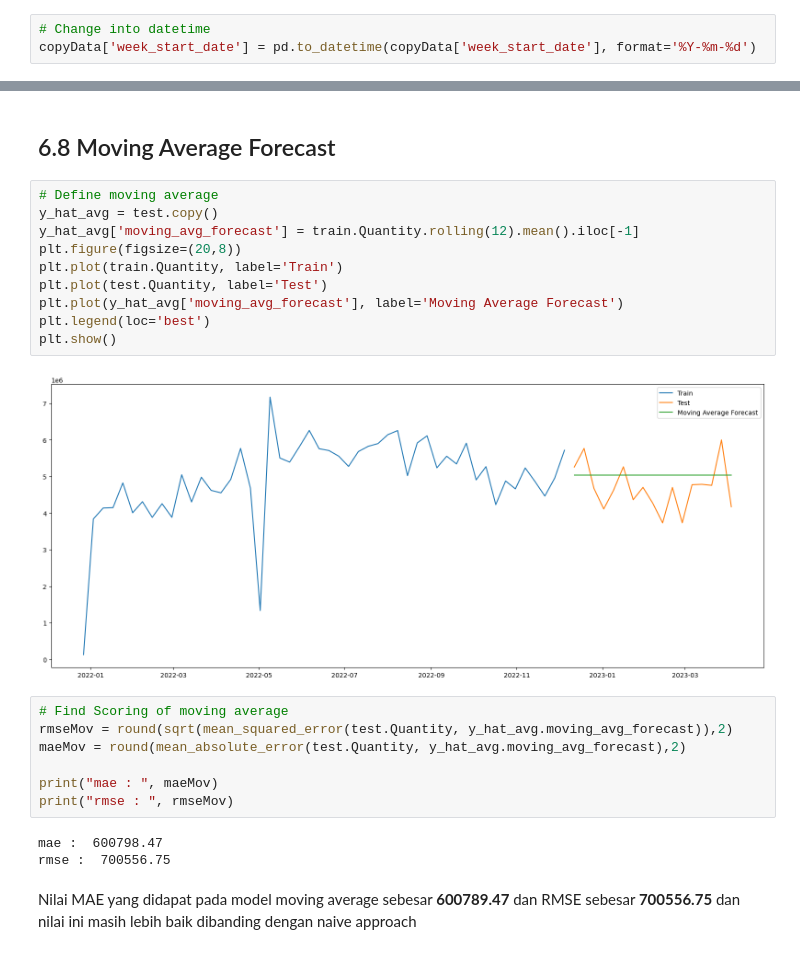
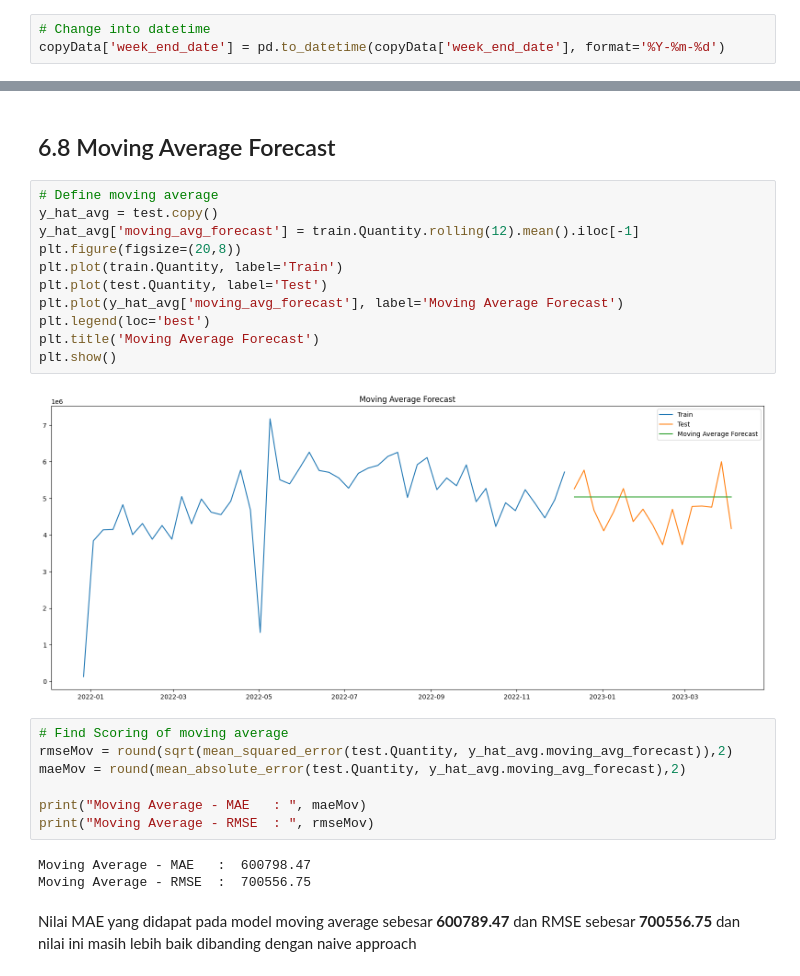
Before and after one commit to andik-alfauzi/Final-Project, a Jupyter notebook: Final_Project_Andik_Al_Fauzi.ipynb, the cells around one changed output, grey strips where cells are left out. Drawn from its saved outputs; the diff is of its cells as text.

```diff
--- a/Final_Project_Andik_Al_Fauzi.ipynb
+++ b/Final_Project_Andik_Al_Fauzi.ipynb
@@ -159,5 +159,5 @@ Data duplicated : 0
 Tidak ada data duplicate
 # %%
 # Change into datetime
-copyData['week_start_date'] = pd.to_datetime(copyData['week_start_date'], format='%Y-%m-%d')
+copyData['week_end_date'] = pd.to_datetime(copyData['week_end_date'], format='%Y-%m-%d')
 # %% [markdown]
@@ -593,25 +598,26 @@ Nilai MAE pada Naive Approach masih cukup besar yaitu **1068829.94** dan RMSE se
 # %%
 # Define moving average
 y_hat_avg = test.copy()
 y_hat_avg['moving_avg_forecast'] = train.Quantity.rolling(12).mean().iloc[-1]
 plt.figure(figsize=(20,8))
 plt.plot(train.Quantity, label='Train')
 plt.plot(test.Quantity, label='Test')
 plt.plot(y_hat_avg['moving_avg_forecast'], label='Moving Average Forecast')
 plt.legend(loc='best')
+plt.title('Moving Average Forecast')
 plt.show()
 # %% [output]
-[figure, old version]
+[figure, new version]
 # %%
 # Find Scoring of moving average
 rmseMov = round(sqrt(mean_squared_error(test.Quantity, y_hat_avg.moving_avg_forecast)),2)
 maeMov = round(mean_absolute_error(test.Quantity, y_hat_avg.moving_avg_forecast),2)
 
-print("mae : ", maeMov)
-print("rmse : ", rmseMov)
+print("Moving Average - MAE   : ", maeMov)
+print("Moving Average - RMSE  : ", rmseMov)
 # %% [output]
-mae :  600798.47
-rmse :  700556.75
+Moving Average - MAE   :  600798.47
+Moving Average - RMSE  :  700556.75
 # %% [markdown]
 Nilai MAE yang didapat pada model moving average sebesar **600789.47** dan RMSE sebesar **700556.75** dan nilai ini masih lebih baik dibanding dengan naive approach
 # %% [markdown]
```
Also changed, not shown: parts of 19 cells of this notebook, 2 other files.
